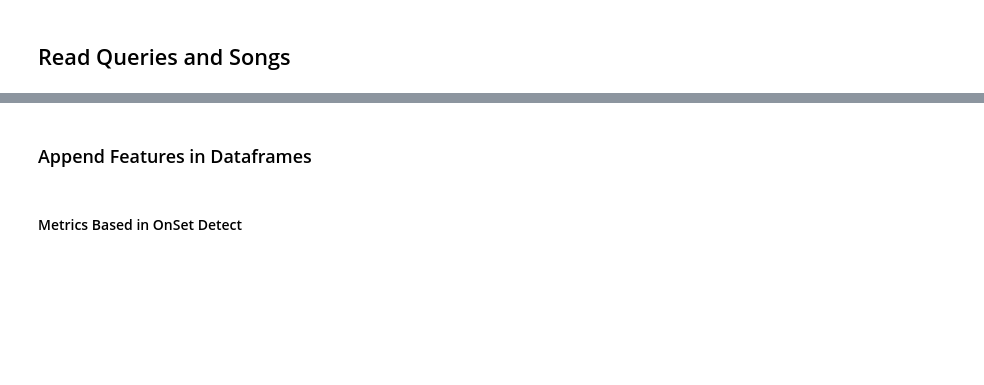
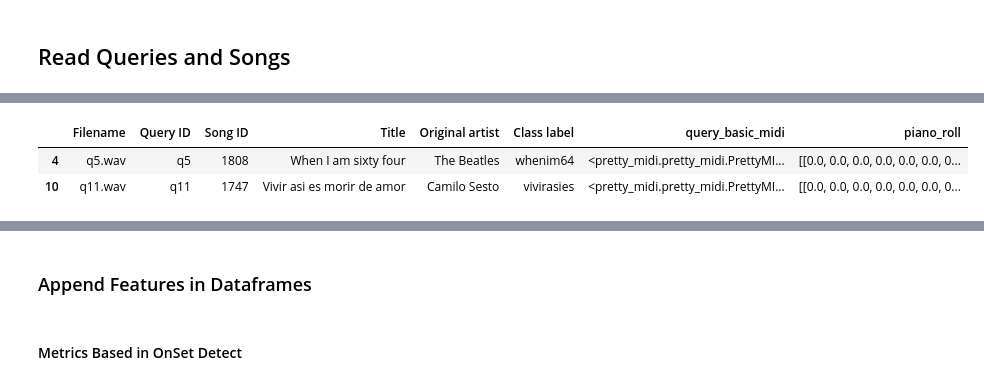
Before and after one commit to arthurlubambo-cct/capstone, a Jupyter notebook: embedding.ipynb, the cells around one changed output, grey strips where cells are left out. Cells and saved outputs as stored; diff of their text form; code cells hidden in the pictures; blank space fills up the shorter version.

```diff
--- a/embedding.ipynb
+++ b/embedding.ipynb
@@ -103,4 +128,10 @@ def add_noise_to_notes(pr):
         return t
     vfunc = np.vectorize(noiser)
     return np.asarray(vfunc(pr),dtype=np.float32)
+# %%
+query_train_df.head(2)
+# %% [output]
+|  | Filename | Query ID | Song ID | Title | Original artist | Class label | query_basic_midi | piano_roll |
+| 4 | q5.wav | q5 | 1808 | When I am sixty four | The Beatles | whenim64 | <pretty_midi.pretty_midi.PrettyMI... | [[0.0, 0.0, 0.0, 0.0, 0.0, 0.0, 0... |
+| 10 | q11.wav | q11 | 1747 | Vivir asi es morir de amor | Camilo Sesto | vivirasies | <pretty_midi.pretty_midi.PrettyMI... | [[0.0, 0.0, 0.0, 0.0, 0.0, 0.0, 0... |
 # %%
```
Also changed, not shown: parts of 17 cells of this notebook, 3 other files.
